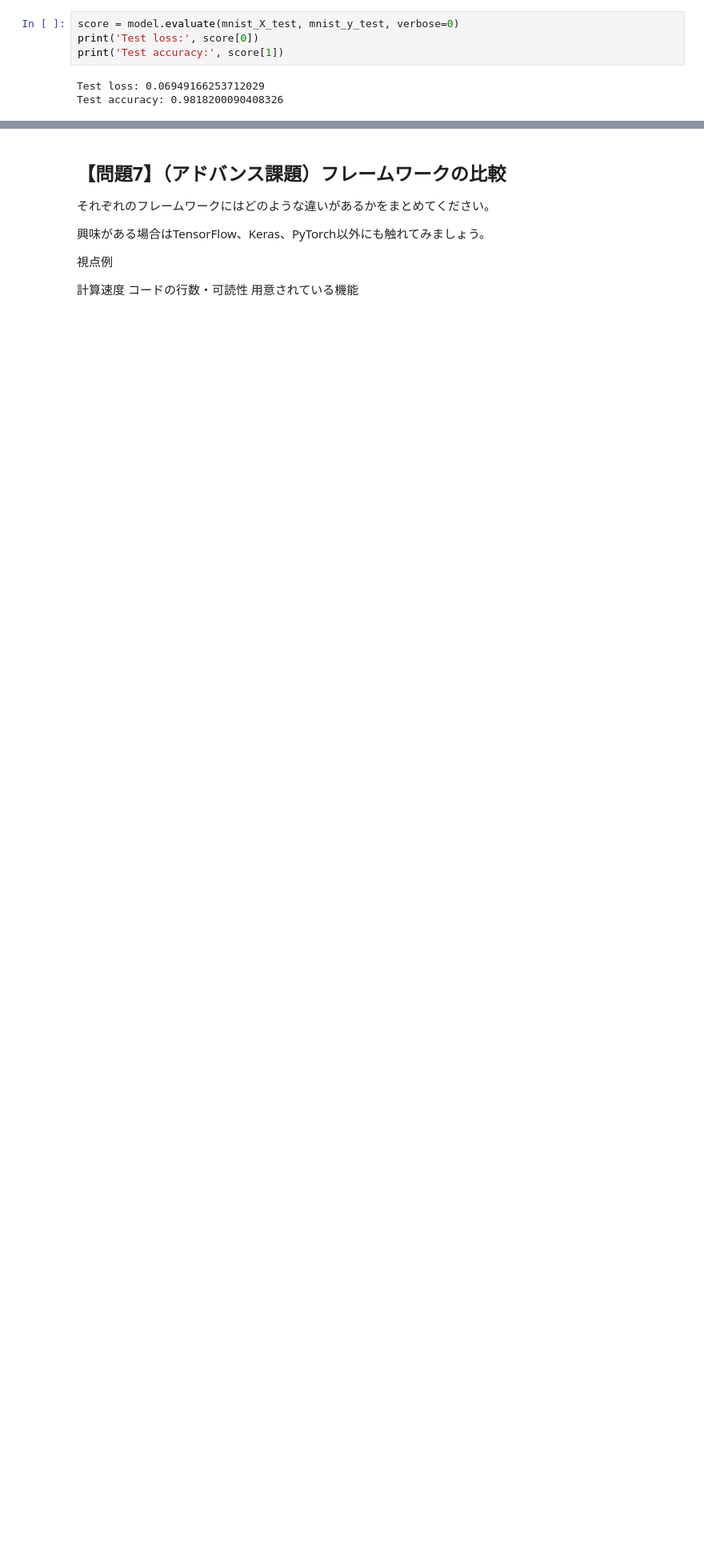
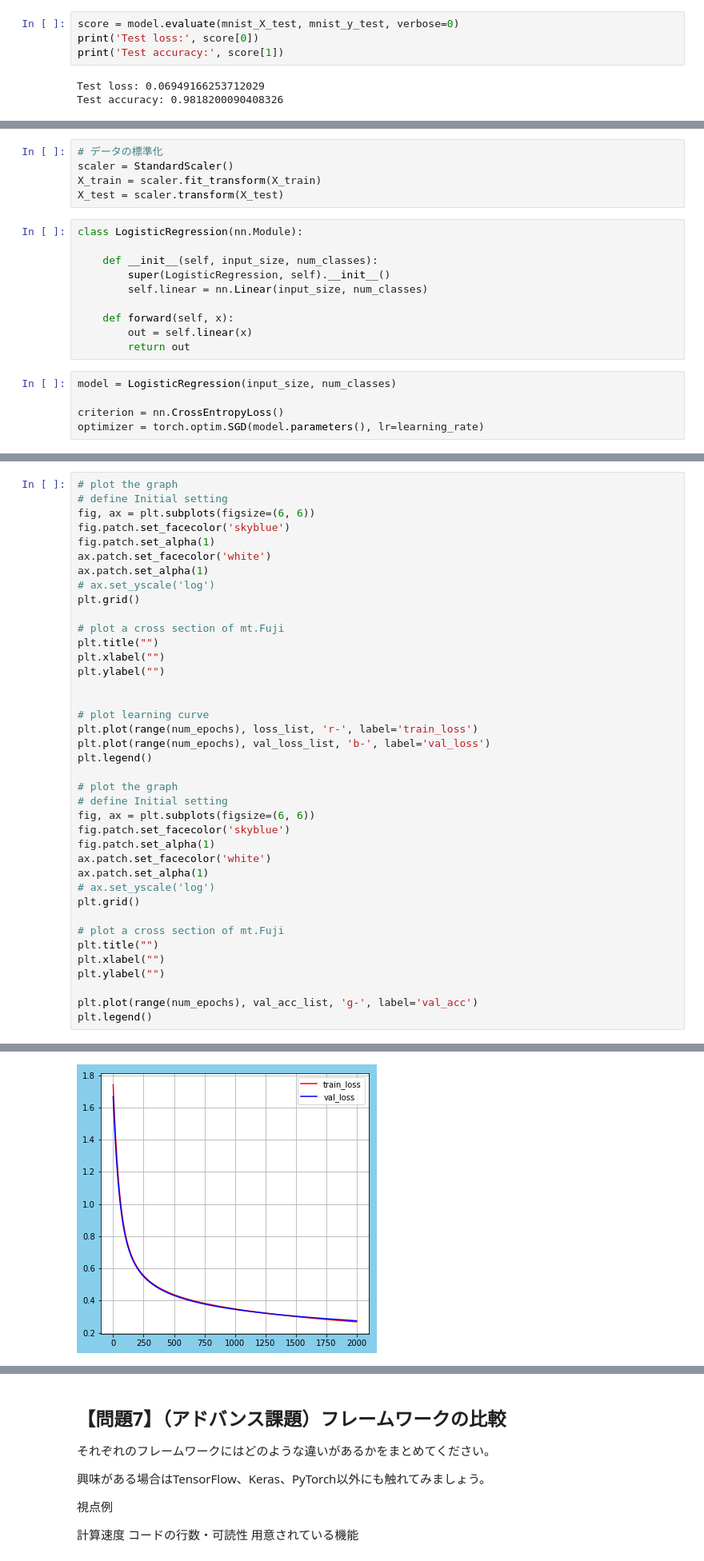
Before and after one commit to Yohei-Kawakami/diveintocode-ml, a Jupyter notebook: splint15/sprint15_dnn_framework2.ipynb, the cells around one changed output, grey strips where cells are left out. Shown: that part at 80% size. Cells and saved outputs as stored; diff of their text form; blank space fills up the shorter version.

```diff
--- a/splint15/sprint15_dnn_framework2.ipynb
+++ b/splint15/sprint15_dnn_framework2.ipynb
@@ -600,0 +651,20 @@ Test accuracy: 0.9818200090408326
+# %%
+# データの標準化
+scaler = StandardScaler()
+X_train = scaler.fit_transform(X_train)
+X_test = scaler.transform(X_test)
+# %%
+class LogisticRegression(nn.Module):
+
+    def __init__(self, input_size, num_classes):
+        super(LogisticRegression, self).__init__()
+        self.linear = nn.Linear(input_size, num_classes)
+
+    def forward(self, x):
+        out = self.linear(x)
+        return out
+# %%
+model = LogisticRegression(input_size, num_classes)
+
+criterion = nn.CrossEntropyLoss()
+optimizer = torch.optim.SGD(model.parameters(), lr=learning_rate)
@@ -600,0 +743,40 @@ Test accuracy: 0.9818200090408326
+# %%
+# plot the graph
+# define Initial setting
+fig, ax = plt.subplots(figsize=(6, 6))
+fig.patch.set_facecolor('skyblue')
+fig.patch.set_alpha(1)
+ax.patch.set_facecolor('white')
+ax.patch.set_alpha(1)
+# ax.set_yscale('log')
+plt.grid()
+
+# plot a cross section of mt.Fuji
+plt.title("")
+plt.xlabel("")
+plt.ylabel("")
+
+
+# plot learning curve
+plt.plot(range(num_epochs), loss_list, 'r-', label='train_loss')
+plt.plot(range(num_epochs), val_loss_list, 'b-', label='val_loss')
+plt.legend()
+
+# plot the graph
+# define Initial setting
+fig, ax = plt.subplots(figsize=(6, 6))
+fig.patch.set_facecolor('skyblue')
+fig.patch.set_alpha(1)
+ax.patch.set_facecolor('white')
+ax.patch.set_alpha(1)
+# ax.set_yscale('log')
+plt.grid()
+
+# plot a cross section of mt.Fuji
+plt.title("")
+plt.xlabel("")
+plt.ylabel("")
+
+plt.plot(range(num_epochs), val_acc_list, 'g-', label='val_acc')
+plt.legend()
+# %% [output]
@@ -600,0 +784 @@ Test accuracy: 0.9818200090408326
+[figure, added]
```
Also changed, not shown: parts of 41 cells of this notebook, 2 other files.
